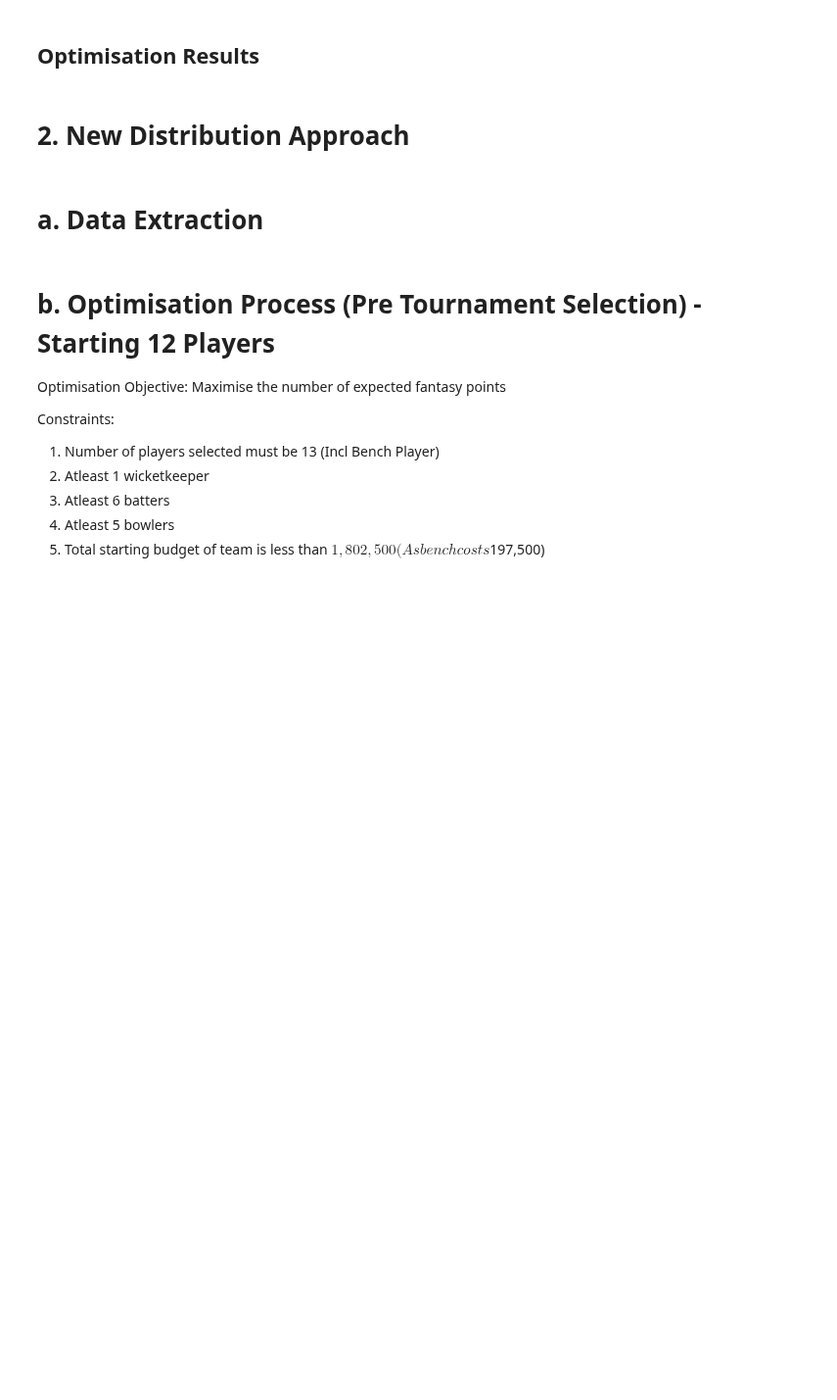
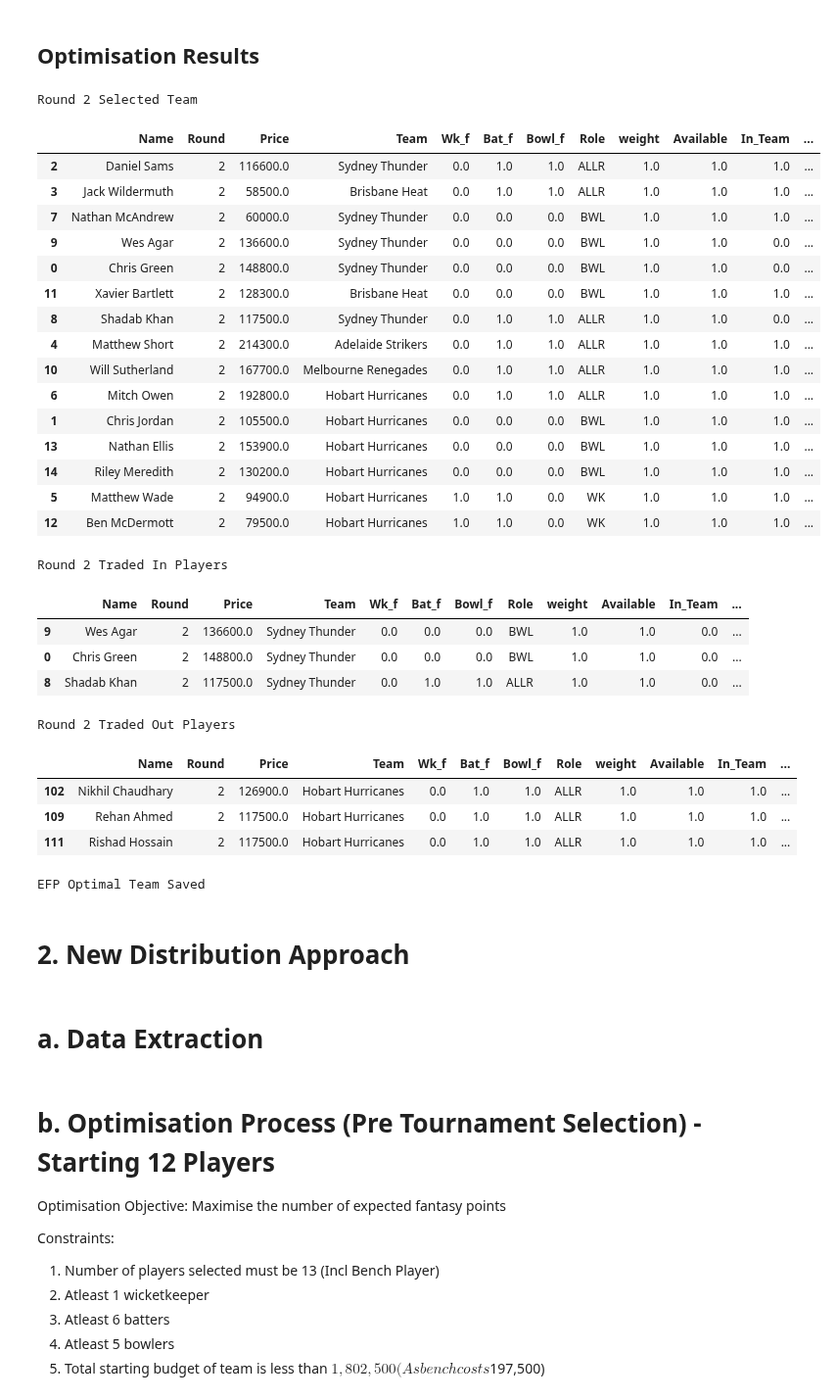
Before and after one commit to Dilan-De-Silva/Big-Bash-Fantasy-AI-v2, a Jupyter notebook: python_script/round-1/Team-Selector-Optimisation-Process.ipynb, the cells around one changed output. Shown at 98% size. Cells and saved outputs as stored; diff of their text form; code cells hidden in the pictures; blank space fills up the shorter version.

Commit message:
Rnd 2 Optimisation Build

```diff
--- a/python_script/round-1/Team-Selector-Optimisation-Process.ipynb
+++ b/python_script/round-1/Team-Selector-Optimisation-Process.ipynb
@@ -324,11 +168,11 @@ else:
 # %%
 # EFP Whole Tournament Optimisation
 if opt_strat == 'efp':
-    sel_player_df, sel_player_df_r1, sel_player_df_r2, sel_player_df_r3, sel_player_df_r4, sel_player_df_r5, sel_player_df_r6, sel_player_df_r7,sel_player_df_r8, sel_player_df_r9 = optimise_fn_efp(
+    sel_player_df, sel_player_df_r2, sel_player_df_r3, sel_player_df_r4, sel_player_df_r5, sel_player_df_r6, sel_player_df_r7,sel_player_df_r8, sel_player_df_r9 = optimise_fn_efp(
         # Round 1
-        points_r1, price_r1, weight_r1, in_team_r1, available_r1, wk_weight_r1, bat_weight_r1, bowl_weight_r1,
-        play_cnt_r1, total_player_r1, wk_cnt_r1, total_wk_r1, bat_cnt_r1, total_bat_r1, bowl_cnt_r1, total_bowl_r1,
-        budget_r1, total_budget_r1, player_df_r1, cnt_r1, max_player_r1,
+        # points_r1, price_r1, weight_r1, in_team_r1, available_r1, wk_weight_r1, bat_weight_r1, bowl_weight_r1,
+        # play_cnt_r1, total_player_r1, wk_cnt_r1, total_wk_r1, bat_cnt_r1, total_bat_r1, bowl_cnt_r1, total_bowl_r1,
+        # budget_r1, total_budget_r1, player_df_r1, cnt_r1, max_player_r1,
         # Round 2
         points_r2, price_r2, weight_r2, in_team_r2, available_r2, wk_weight_r2, bat_weight_r2, bowl_weight_r2,
         play_cnt_r2, total_player_r2, wk_cnt_r2, total_wk_r2, bat_cnt_r2, total_bat_r2, bowl_cnt_r2, total_bowl_r2,
@@ -370,21 +232,60 @@ else:
 # %%
 # EFP Whole Tournament Optimisation
 if opt_strat == 'efp':
     # Display Round-wise Selected Teams
-    print("Round 1 Selected Team")
-    display(sel_player_df_r1.sort_values(by='exp_rnd_points', ascending=False))
+    print("Round 2 Selected Team")
+    display(sel_player_df_r2.sort_values(by='exp_rnd_points', ascending=False))
+
+    # Display Traded In Players
+    traded_in_r2 = sel_player_df_r2[sel_player_df_r2['In_Team'] == 0]
+    print("Round 2 Traded In Players")
+    display(traded_in_r2.sort_values(by='exp_rnd_points', ascending=False))
+
+    # Display Traded Out Players
+    traded_out_r2 = player_df_r2[player_df_r2['In_Team'] == 1][~player_df_r2['Name'].isin(sel_player_df_r2['Name'])]
+    print("Round 2 Traded Out Players")
+    display(traded_out_r2)
 
     # Save Optimal Team to CSV
     if exp_pts_model == 'all':
-        # sel_player_df.to_csv(os.path.join(add_data_directory,'optim/EFP_optimal_pre_tourny_team.csv'), index=False)
-        # sel_player_df_r1.to_csv(os.path.join(add_data_directory,'optim/EFP_optimal_pre_tourny_team_rnd.csv'), index=False)
+        sel_player_df.to_csv(os.path.join(add_data_directory,'optim/EFP_optimal_team_rnd_2.csv'), index=False)
+        sel_player_df_r2.to_csv(os.path.join(add_data_directory,'optim/EFP_optimal_team_rnd_2.csv'), index=False)
         print("EFP Optimal Team Saved")
     elif exp_pts_model == 'bat_bowl':
         sel_player_df.to_csv(os.path.join(add_data_directory,'optim/EFP_optimal_pre_tourny_team_dual.csv'), index=False)
-        sel_player_df_r1.to_csv(os.path.join(add_data_directory,'optim/EFP_optimal_pre_tourny_team_dual_rnd.csv'), index=False)
+        sel_player_df_r2.to_csv(os.path.join(add_data_directory,'optim/EFP_optimal_pre_tourny_team_dual_rnd_2.csv'), index=False)
         print("EFP Bat + Bowl Optimal Team Saved")
 else:
     print("Change opt_strat to efp for player efp Optimisation Strategy")
+# %% [output]
+Round 2 Selected Team
+|  | Name | Round | Price | Team | Wk_f | Bat_f | Bowl_f | Role | weight | Available | In_Team | ... |
+| 2 | Daniel Sams | 2 | 116600.0 | Sydney Thunder | 0.0 | 1.0 | 1.0 | ALLR | 1.0 | 1.0 | 1.0 | ... |
+| 3 | Jack Wildermuth | 2 | 58500.0 | Brisbane Heat | 0.0 | 1.0 | 1.0 | ALLR | 1.0 | 1.0 | 1.0 | ... |
+| 7 | Nathan McAndrew | 2 | 60000.0 | Sydney Thunder | 0.0 | 0.0 | 0.0 | BWL | 1.0 | 1.0 | 1.0 | ... |
+| 9 | Wes Agar | 2 | 136600.0 | Sydney Thunder | 0.0 | 0.0 | 0.0 | BWL | 1.0 | 1.0 | 0.0 | ... |
+| 0 | Chris Green | 2 | 148800.0 | Sydney Thunder | 0.0 | 0.0 | 0.0 | BWL | 1.0 | 1.0 | 0.0 | ... |
+| 11 | Xavier Bartlett | 2 | 128300.0 | Brisbane Heat | 0.0 | 0.0 | 0.0 | BWL | 1.0 | 1.0 | 1.0 | ... |
+| 8 | Shadab Khan | 2 | 117500.0 | Sydney Thunder | 0.0 | 1.0 | 1.0 | ALLR | 1.0 | 1.0 | 0.0 | ... |
+| 4 | Matthew Short | 2 | 214300.0 | Adelaide Strikers | 0.0 | 1.0 | 1.0 | ALLR | 1.0 | 1.0 | 1.0 | ... |
+| 10 | Will Sutherland | 2 | 167700.0 | Melbourne Renegades | 0.0 | 1.0 | 1.0 | ALLR | 1.0 | 1.0 | 1.0 | ... |
+| 6 | Mitch Owen | 2 | 192800.0 | Hobart Hurricanes | 0.0 | 1.0 | 1.0 | ALLR | 1.0 | 1.0 | 1.0 | ... |
+| 1 | Chris Jordan | 2 | 105500.0 | Hobart Hurricanes | 0.0 | 0.0 | 0.0 | BWL | 1.0 | 1.0 | 1.0 | ... |
+| 13 | Nathan Ellis | 2 | 153900.0 | Hobart Hurricanes | 0.0 | 0.0 | 0.0 | BWL | 1.0 | 1.0 | 1.0 | ... |
+| 14 | Riley Meredith | 2 | 130200.0 | Hobart Hurricanes | 0.0 | 0.0 | 0.0 | BWL | 1.0 | 1.0 | 1.0 | ... |
+| 5 | Matthew Wade | 2 | 94900.0 | Hobart Hurricanes | 1.0 | 1.0 | 0.0 | WK | 1.0 | 1.0 | 1.0 | ... |
+| 12 | Ben McDermott | 2 | 79500.0 | Hobart Hurricanes | 1.0 | 1.0 | 0.0 | WK | 1.0 | 1.0 | 1.0 | ... |
+Round 2 Traded In Players
+|  | Name | Round | Price | Team | Wk_f | Bat_f | Bowl_f | Role | weight | Available | In_Team | ... |
+| 9 | Wes Agar | 2 | 136600.0 | Sydney Thunder | 0.0 | 0.0 | 0.0 | BWL | 1.0 | 1.0 | 0.0 | ... |
+| 0 | Chris Green | 2 | 148800.0 | Sydney Thunder | 0.0 | 0.0 | 0.0 | BWL | 1.0 | 1.0 | 0.0 | ... |
+| 8 | Shadab Khan | 2 | 117500.0 | Sydney Thunder | 0.0 | 1.0 | 1.0 | ALLR | 1.0 | 1.0 | 0.0 | ... |
+Round 2 Traded Out Players
+|  | Name | Round | Price | Team | Wk_f | Bat_f | Bowl_f | Role | weight | Available | In_Team | ... |
+| 102 | Nikhil Chaudhary | 2 | 126900.0 | Hobart Hurricanes | 0.0 | 1.0 | 1.0 | ALLR | 1.0 | 1.0 | 1.0 | ... |
+| 109 | Rehan Ahmed | 2 | 117500.0 | Hobart Hurricanes | 0.0 | 1.0 | 1.0 | ALLR | 1.0 | 1.0 | 1.0 | ... |
+| 111 | Rishad Hossain | 2 | 117500.0 | Hobart Hurricanes | 0.0 | 1.0 | 1.0 | ALLR | 1.0 | 1.0 | 1.0 | ... |
+EFP Optimal Team Saved
 # %% [markdown]
 # 2. New Distribution Approach
 # %% [markdown]
```
Also changed, not shown: parts of 4 cells of this notebook, 1 other file.
